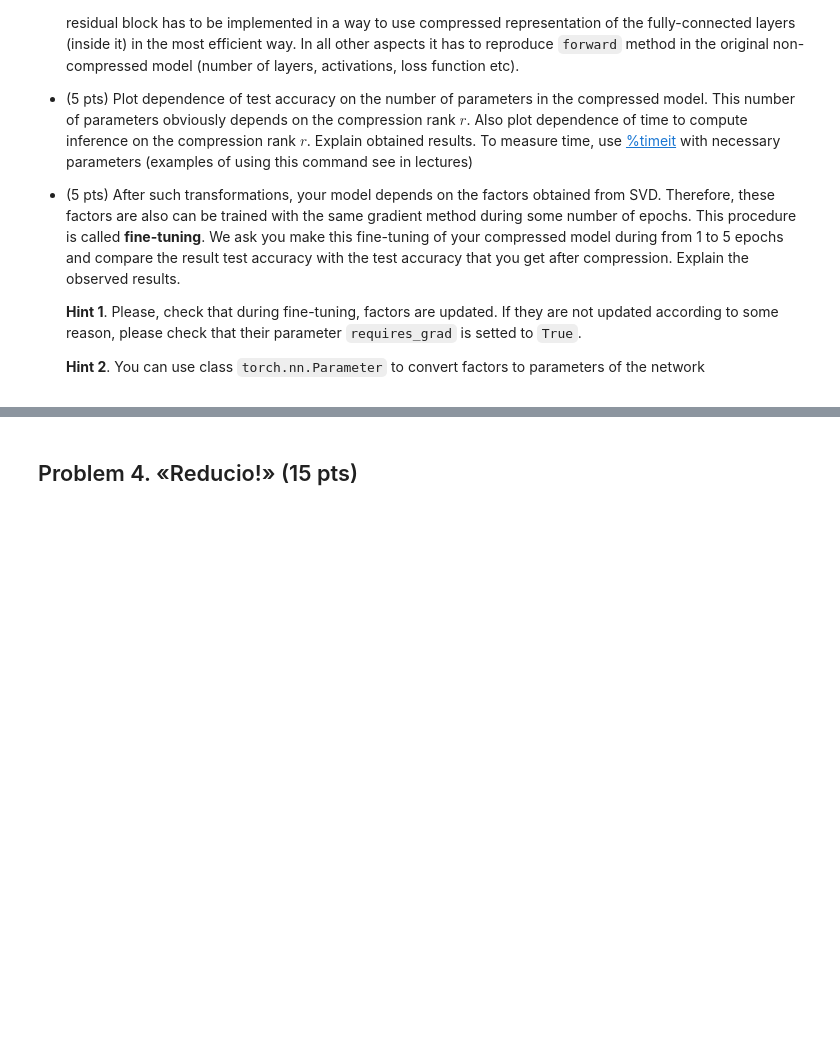
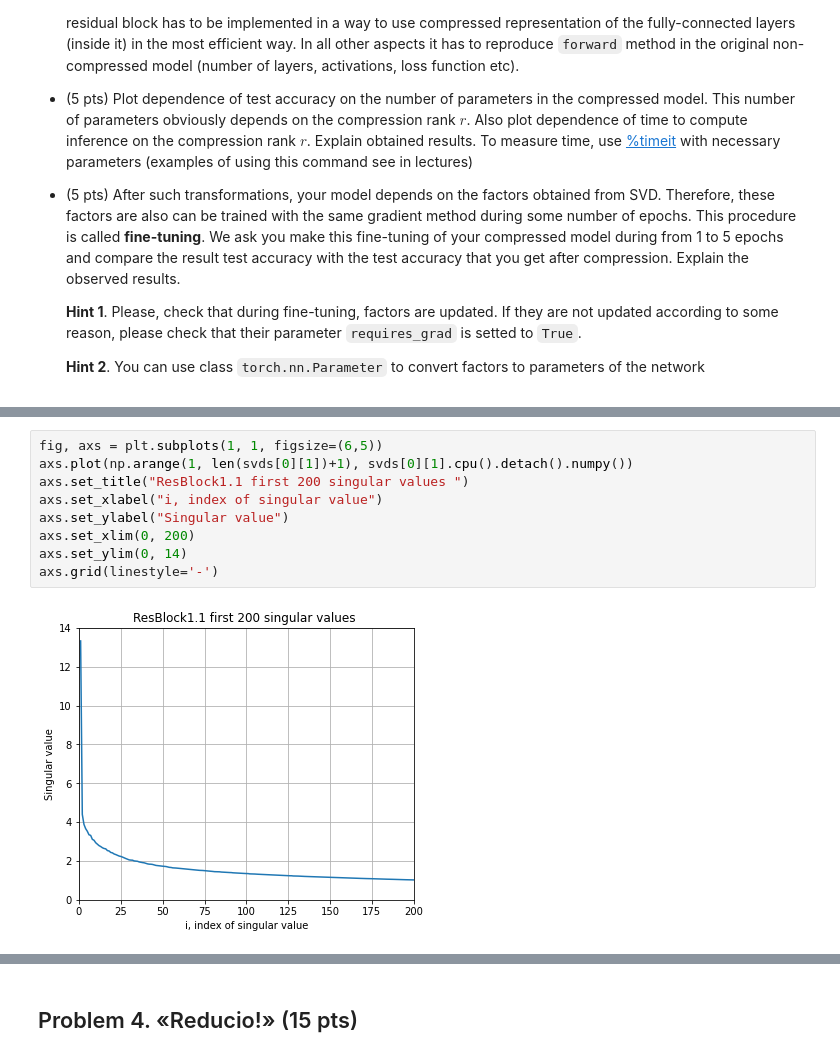
Before and after one commit to antonzub99/NLA-homeworks, a Jupyter notebook: HW1/hw1.ipynb, the cells around one changed output, grey strips where cells are left out. Cells and saved outputs as stored; diff of their text form; blank space fills up the shorter version.

```diff
--- a/HW1/hw1.ipynb
+++ b/HW1/hw1.ipynb
@@ -421,0 +655,11 @@ To measure time, use [%timeit](https://docs.python.org/3.6/library/timeit.html)
+# %%
+fig, axs = plt.subplots(1, 1, figsize=(6,5))
+axs.plot(np.arange(1, len(svds[0][1])+1), svds[0][1].cpu().detach().numpy())
+axs.set_title("ResBlock1.1 first 200 singular values ")
+axs.set_xlabel("i, index of singular value")
+axs.set_ylabel("Singular value")
+axs.set_xlim(0, 200)
+axs.set_ylim(0, 14)
+axs.grid(linestyle='-')
+# %% [output]
+[figure, added]
```
Also changed, not shown: parts of 34 cells of this notebook, 2 other files.
